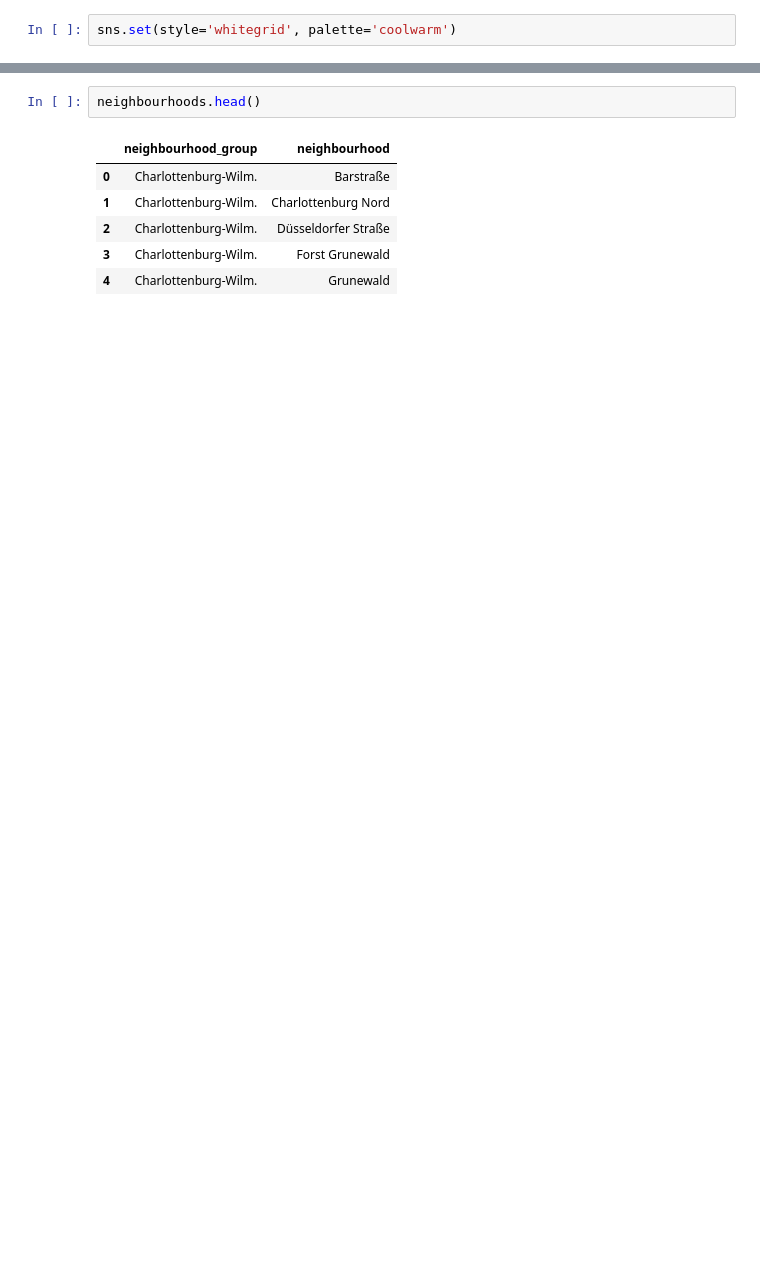
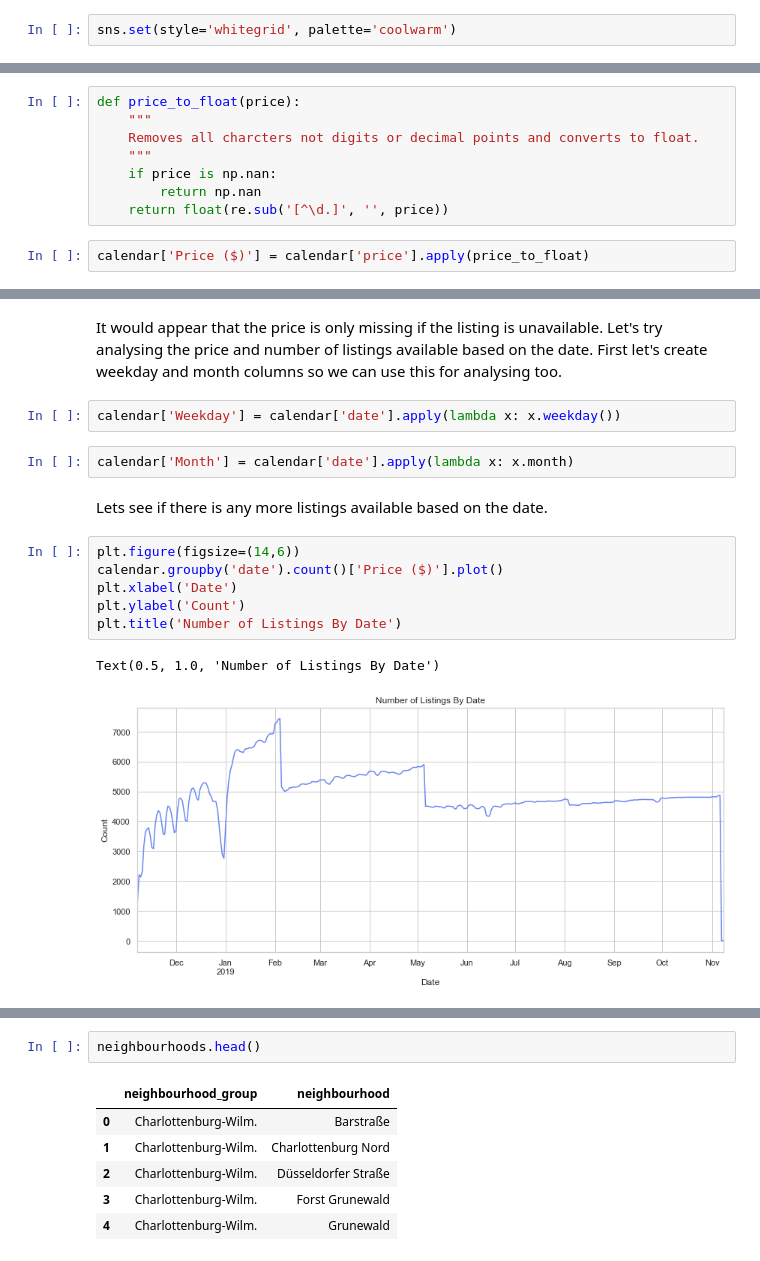
Before and after one commit to nickhill97/berlin_airbnb, a Jupyter notebook: notebooks/eda.ipynb, the cells around one changed output, grey strips where cells are left out. Saved outputs shown, nothing was run; the diff lists cells and outputs as text; blank space fills up the shorter version.

Commit message:
Added more data analysis

```diff
--- a/notebooks/eda.ipynb
+++ b/notebooks/eda.ipynb
@@ -481,0 +87,10 @@ dtype: int64
+# %%
+def price_to_float(price):
+    """
+    Removes all charcters not digits or decimal points and converts to float.
+    """
+    if price is np.nan:
+        return np.nan
+    return float(re.sub('[^\d.]', '', price))
+# %%
+calendar['Price ($)'] = calendar['price'].apply(price_to_float)
@@ -481,0 +128,17 @@ dtype: int64
+# %% [markdown]
+It would appear that the price is only missing if the listing is unavailable. Let's try analysing the price and number of listings available based on the date. First let's create weekday and month columns so we can use this for analysing too.
+# %%
+calendar['Weekday'] = calendar['date'].apply(lambda x: x.weekday())
+# %%
+calendar['Month'] = calendar['date'].apply(lambda x: x.month)
+# %% [markdown]
+Lets see if there is any more listings available based on the date.
+# %%
+plt.figure(figsize=(14,6))
+calendar.groupby('date').count()['Price ($)'].plot()
+plt.xlabel('Date')
+plt.ylabel('Count')
+plt.title('Number of Listings By Date')
+# %% [output]
+Text(0.5, 1.0, 'Number of Listings By Date')
+[figure, added]
```
Also changed, not shown: parts of 413 cells of this notebook.
